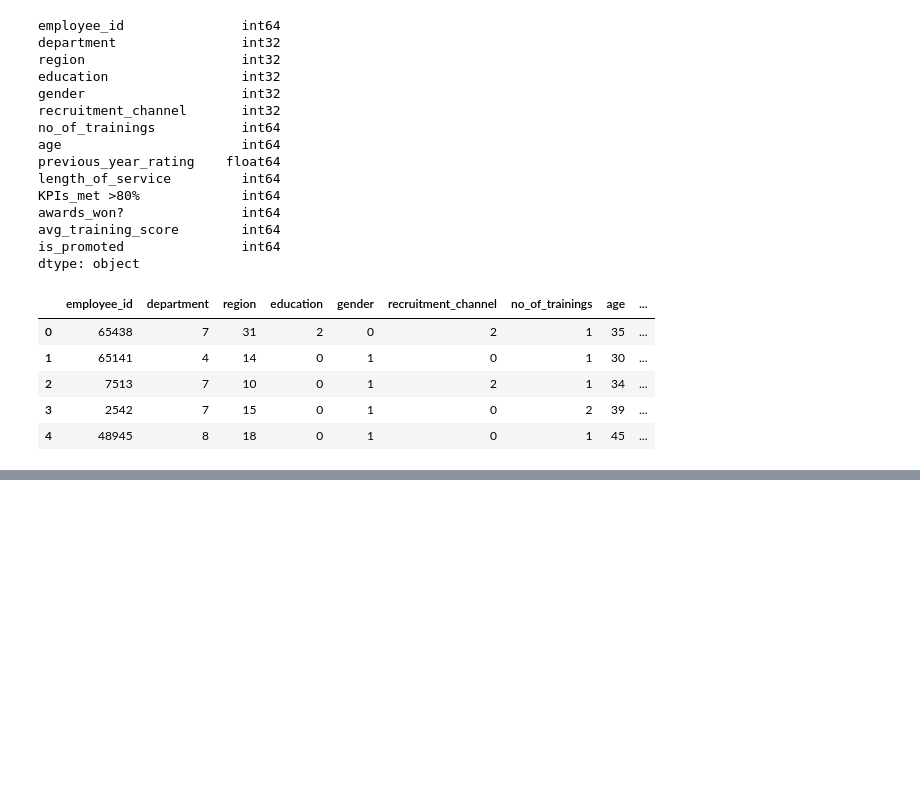
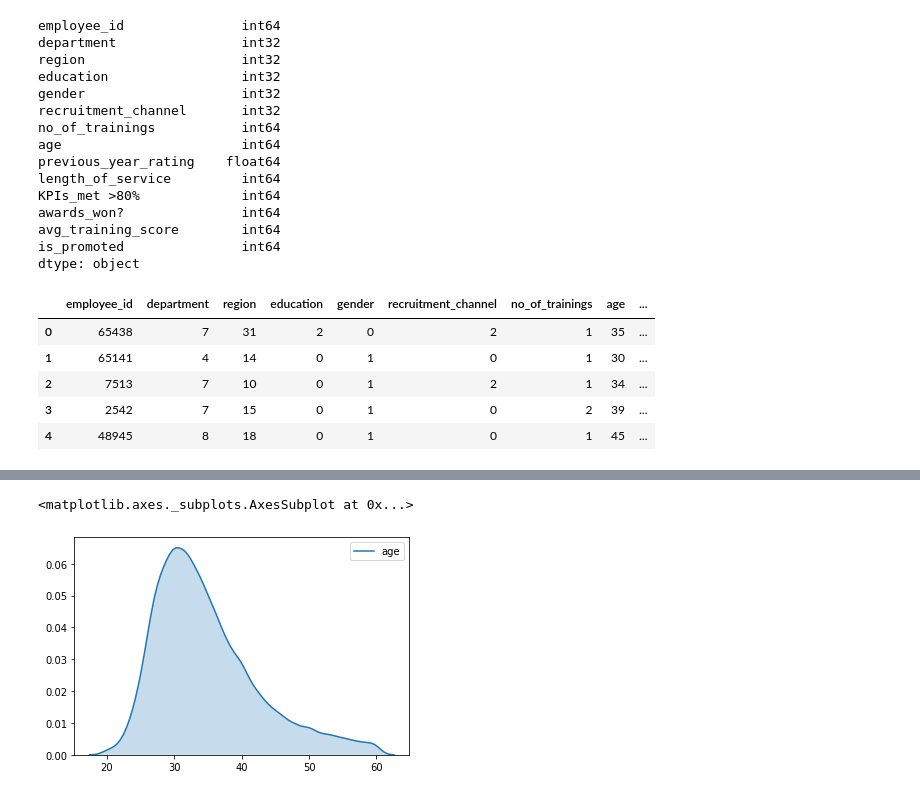
Before and after one commit to PraneethVasarla/HR-Analytics, a Jupyter notebook: HR Analytics.ipynb, the cells around one changed output, grey strips where cells are left out. Saved outputs shown, nothing was run; the diff lists cells and outputs as text; code cells hidden in the pictures; blank space fills up the shorter version.

```diff
--- a/HR Analytics.ipynb
+++ b/HR Analytics.ipynb
@@ -277,0 +366,5 @@ corr
+# %%
+sns.kdeplot(train.age,shade=True)
+# %% [output]
+<matplotlib.axes._subplots.AxesSubplot at 0x...>
+[figure, added]
```
Also changed, not shown: parts of 30 cells of this notebook.
